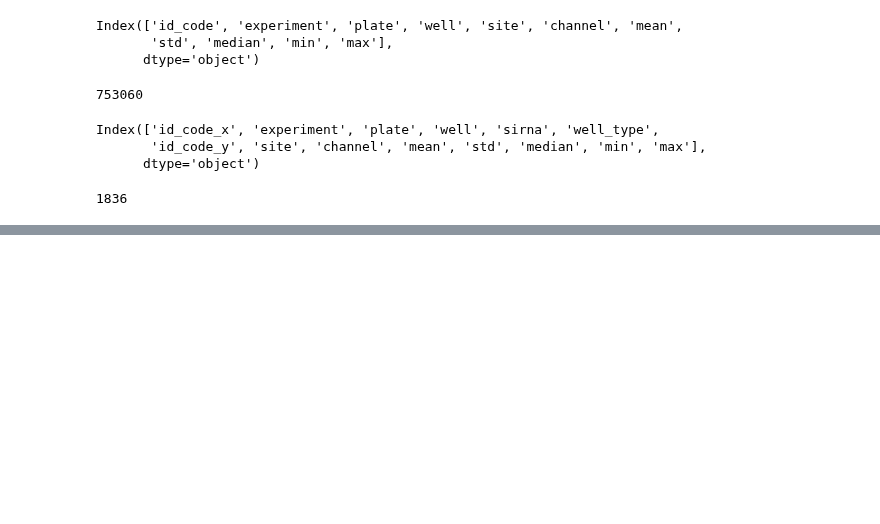
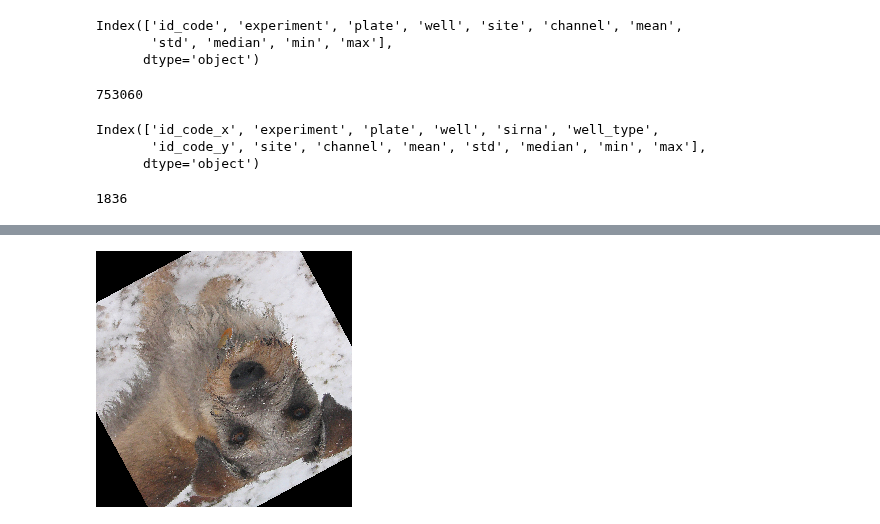
Before and after one commit to v-shmyhlo/kaggle, a Jupyter notebook: cells/eda.ipynb, the cells around one changed output, grey strips where cells are left out. Drawn from its saved outputs; the diff is of its cells as text; code cells hidden in the pictures; blank space fills up the shorter version.

```diff
--- a/cells/eda.ipynb
+++ b/cells/eda.ipynb
@@ -110,0 +122,5 @@ torch.save(res, './plate_stats.pth')
+# %%
+t = T.RandomRotation(360)
+t(image)
+# %% [output]
+[figure, added]
```
Also changed, not shown: parts of 3 cells of this notebook, 2 other files.
